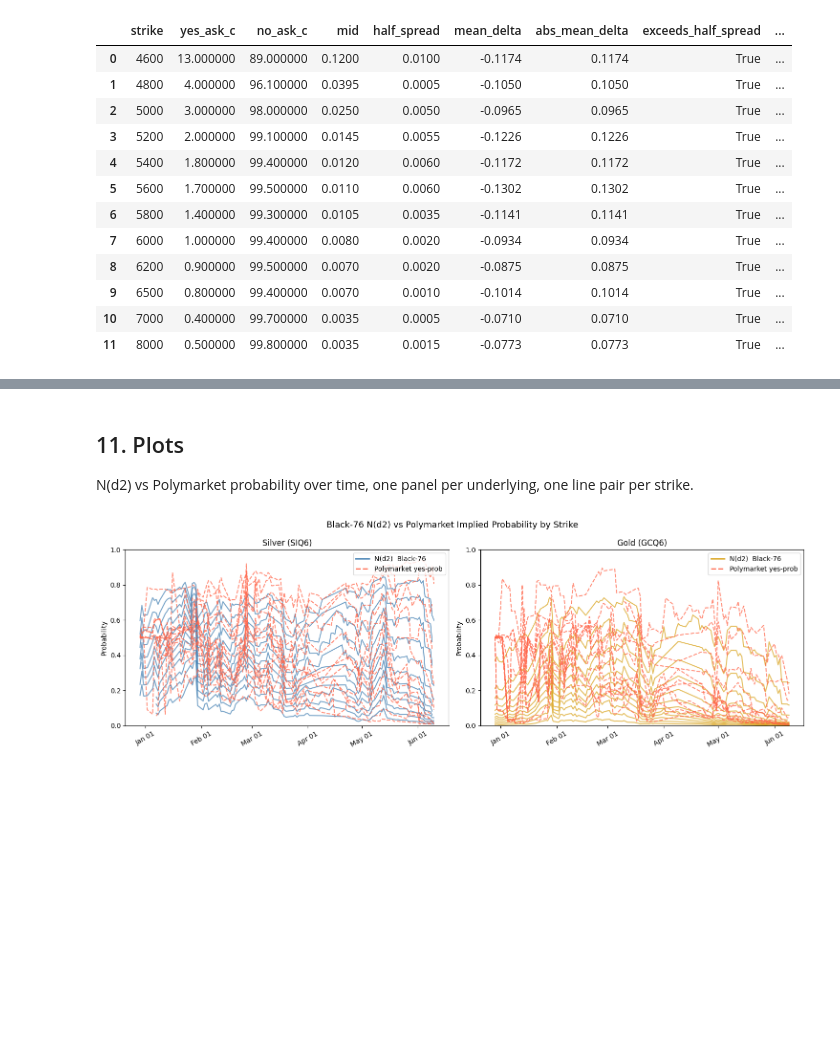
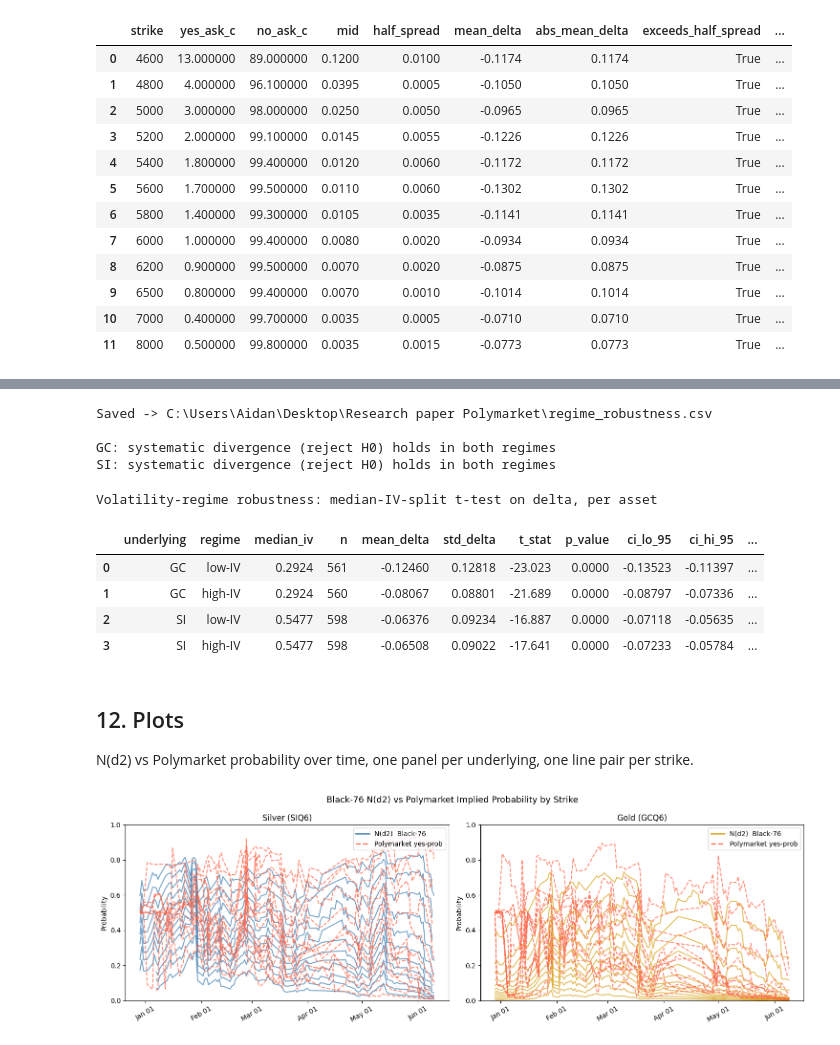
Before and after one commit to AidanCarp/polymarket-options-research, a Jupyter notebook: Jupyternotebook.ipynb, the cells around one changed output, grey strips where cells are left out. Cells and saved outputs as stored; diff of their text form; code cells hidden in the pictures; blank space fills up the shorter version.

```diff
--- a/Jupyternotebook.ipynb
+++ b/Jupyternotebook.ipynb
@@ -787,5 +791,69 @@ Gold bid-ask analysis -- spreads snapshot 2026-06-11, vary over time. Half-sprea
+# %%
+# -- Robustness check: volatility-regime split (median IV per asset) -------------
+# Median-splits each asset's rows into low-IV / high-IV regimes and re-runs the
+# one-sample t-test on delta within each regime (reuses _ttest_row from the
+# T-Test Analysis section above).
+if "delta" not in merged.columns:
+    merged["delta"] = merged["nd2"] - merged["pm_prob"]
+
+regime_rows = []
+for und, grp in merged.dropna(subset=["iv", "delta"]).groupby("underlying"):
+    median_iv = grp["iv"].median()
+    regimes = [
+        ("low-IV",  grp["iv"] <= median_iv),
+        ("high-IV", grp["iv"] >  median_iv),
+    ]
+    for regime_label, regime_mask in regimes:
+        row = _ttest_row(und, regime_label, grp.loc[regime_mask, "delta"])
+        row["median_iv"] = median_iv
+        regime_rows.append(row)
+
+regime_df = (
+    pd.DataFrame(regime_rows)
+    .rename(columns={"strike": "regime"})
+    [["underlying", "regime", "median_iv", "n", "mean_delta", "std_delta",
+      "t_stat", "p_value", "ci_lo_95", "ci_hi_95", "reject_H0"]]
+)
+
+regime_path = os.path.join(DATA_DIR, "regime_robustness.csv")
+regime_df.to_csv(regime_path, index=False)
+print(f"Saved -> {regime_path}")
+print()
+
+holds = regime_df.groupby("underlying")["reject_H0"].all()
+for und, val in holds.items():
+    status = "holds in both regimes" if val else "does NOT hold in both regimes"
+    print(f"{und}: systematic divergence (reject H0) {status}")
+
+display(
+    regime_df
+    .style
+    .format({
+        "median_iv":  "{:.4f}",
+        "mean_delta": "{:.5f}",
+        "std_delta":  "{:.5f}",
+        "t_stat":     "{:.3f}",
+        "p_value":    "{:.4f}",
+        "ci_lo_95":   "{:.5f}",
+        "ci_hi_95":   "{:.5f}",
+    })
+    .set_caption(
+        "Volatility-regime robustness: median-IV-split t-test on delta, per asset"
+    )
+)
+# %% [output]
+Saved -> C:\Users\Aidan\Desktop\Research paper Polymarket\regime_robustness.csv
+
+GC: systematic divergence (reject H0) holds in both regimes
+SI: systematic divergence (reject H0) holds in both regimes
+Volatility-regime robustness: median-IV-split t-test on delta, per asset
+|  | underlying | regime | median_iv | n | mean_delta | std_delta | t_stat | p_value | ci_lo_95 | ci_hi_95 | ... |
+| 0 | GC | low-IV | 0.2924 | 561 | -0.12460 | 0.12818 | -23.023 | 0.0000 | -0.13523 | -0.11397 | ... |
+| 1 | GC | high-IV | 0.2924 | 560 | -0.08067 | 0.08801 | -21.689 | 0.0000 | -0.08797 | -0.07336 | ... |
+| 2 | SI | low-IV | 0.5477 | 598 | -0.06376 | 0.09234 | -16.887 | 0.0000 | -0.07118 | -0.05635 | ... |
+| 3 | SI | high-IV | 0.5477 | 598 | -0.06508 | 0.09022 | -17.641 | 0.0000 | -0.07233 | -0.05784 | ... |
 # %% [markdown]
-## 11. Plots
+## 12. Plots
 
 N(d2) vs Polymarket probability over time, one panel per underlying, one line pair per strike.
 # %%
```
Also changed, not shown: parts of 2 cells of this notebook, 1 other file.
